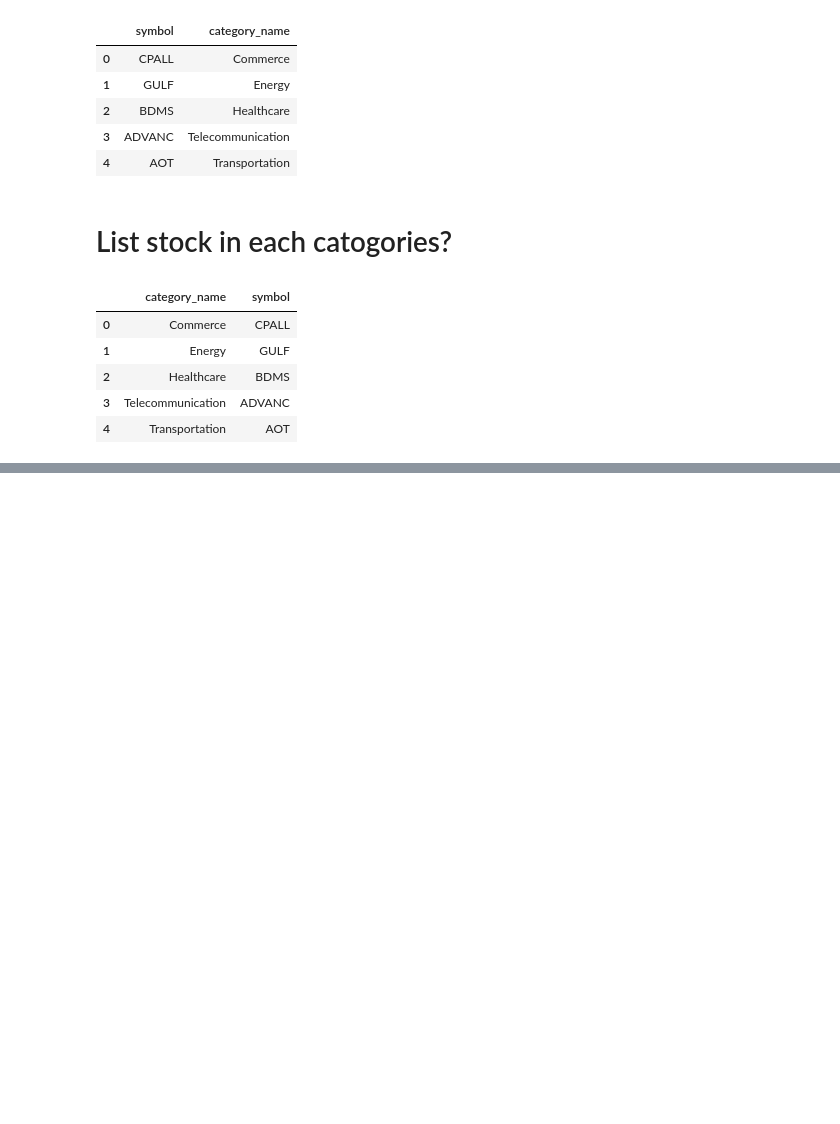
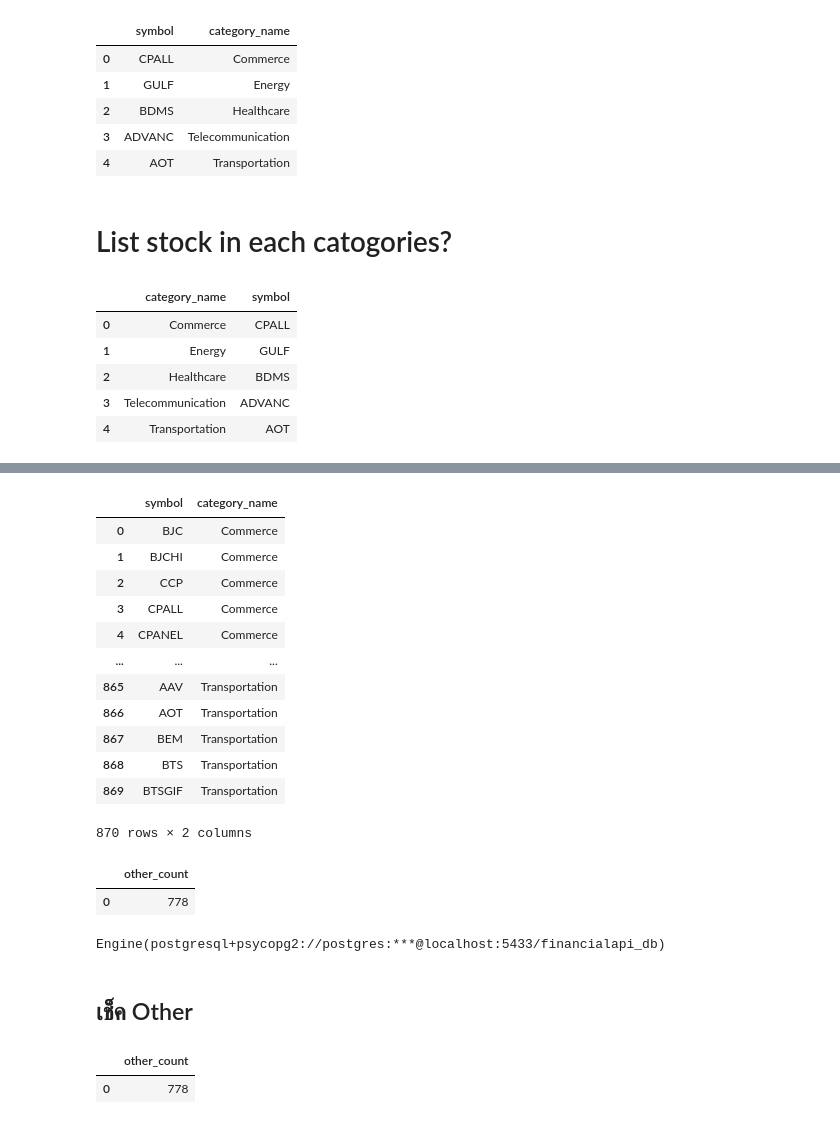
Before and after one commit to langsari/big-data-fin-2026, a Jupyter notebook: Fahame_Api_Datafin/Big DATA API/Analysis_for_Stock.ipynb, the cells around one changed output, grey strips where cells are left out. Cells and saved outputs as stored; diff of their text form; code cells hidden in the pictures; blank space fills up the shorter version.

```diff
--- a/Fahame_Api_Datafin/Big DATA API/Analysis_for_Stock.ipynb
+++ b/Fahame_Api_Datafin/Big DATA API/Analysis_for_Stock.ipynb
@@ -149,0 +261,35 @@ pd.read_sql(query, engine)
+# %%
+query = """
+SELECT
+    s.symbol,
+    c.category_name
+FROM stocks s
+JOIN categories c
+    ON s.category_id = c.category_id
+ORDER BY c.category_name, s.symbol;
+"""
+pd.read_sql(query, engine)
+# %% [output]
+|  | symbol | category_name |
+| 0 | BJC | Commerce |
+| 1 | BJCHI | Commerce |
+| 2 | CCP | Commerce |
+| 3 | CPALL | Commerce |
+| 4 | CPANEL | Commerce |
+| ... | ... | ... |
+| 865 | AAV | Transportation |
+| 866 | AOT | Transportation |
+| 867 | BEM | Transportation |
+| 868 | BTS | Transportation |
+| 869 | BTSGIF | Transportation |
+870 rows × 2 columns
+# %%
+pd.read_sql("""
+SELECT COUNT(*) AS other_count
+FROM stocks s
+JOIN categories c ON s.category_id = c.category_id
+WHERE c.category_name = 'Other'
+""", engine)
+# %% [output]
+|  | other_count |
+| 0 | 778 |
@@ -149,0 +303,22 @@ pd.read_sql(query, engine)
+# %%
+from sqlalchemy import create_engine
+
+engine = create_engine(
+    "postgresql+psycopg2://postgres:admin@localhost:5433/financialapi_db"
+)
+
+engine
+# %% [output]
+Engine(postgresql+psycopg2://postgres:***@localhost:5433/financialapi_db)
+# %% [markdown]
+## เช็ค Other
+# %%
+pd.read_sql("""
+SELECT COUNT(*) AS other_count
+FROM stocks s
+JOIN categories c ON s.category_id = c.category_id
+WHERE c.category_name = 'Other'
+""", engine)
+# %% [output]
+|  | other_count |
+| 0 | 778 |
```
Also changed, not shown: parts of 12 cells of this notebook, 12 other files.
